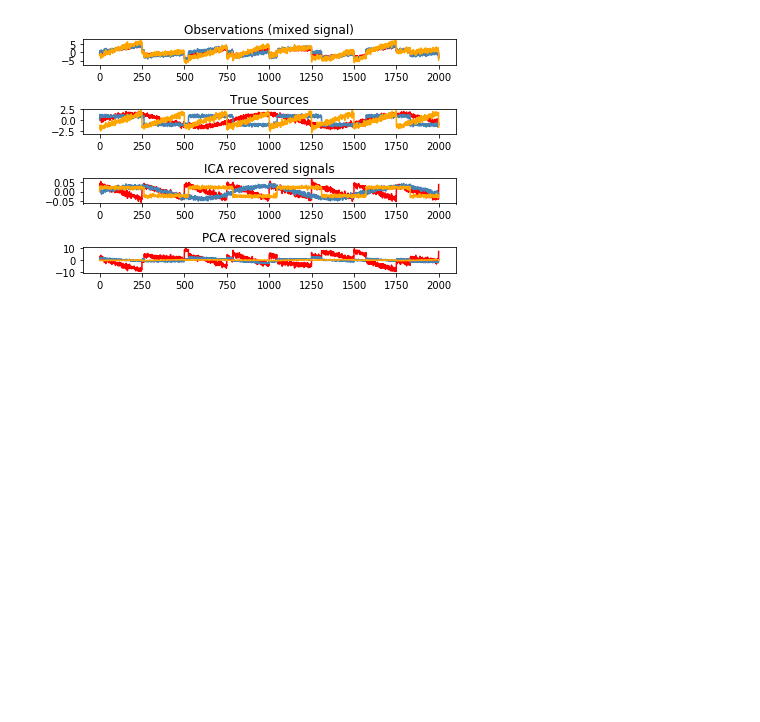
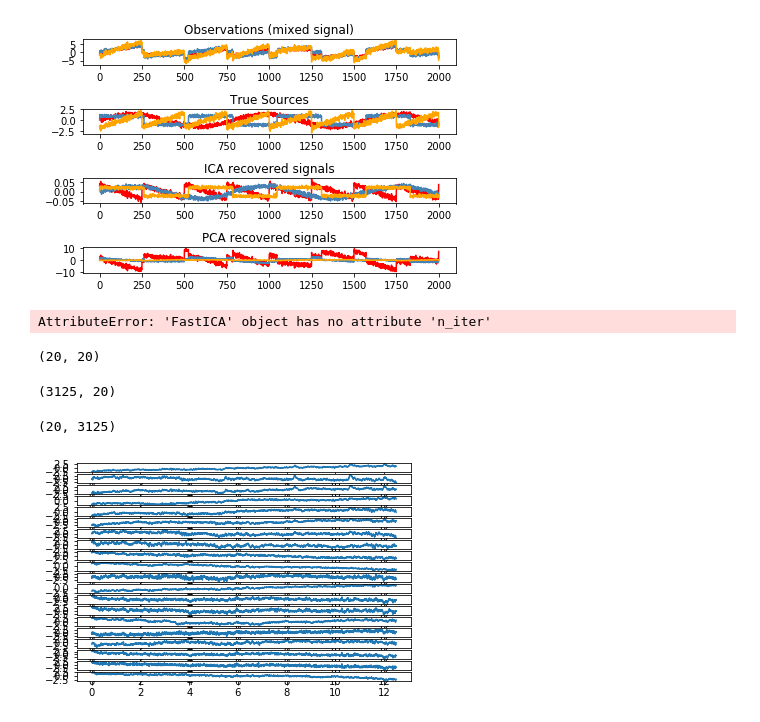
Before and after one commit to Vincent-syr/20MathModelCode, a Jupyter notebook: Untitled.ipynb, the cells around one changed output. Cells and saved outputs as stored; diff of their text form; code cells hidden in the pictures; blank space fills up the shorter version.

```diff
--- a/Untitled.ipynb
+++ b/Untitled.ipynb
@@ -689,0 +712,40 @@ plt.show()
+# %%
+ica.n_iter
+# %% [output]
+AttributeError: 'FastICA' object has no attribute 'n_iter'
+# %%
+X.shape
+S.shape
+# %% [output]
+(20, 20)
+# %%
+path = 'S1_train_data.xlsx'
+s1 = pd.read_excel(path, header=None, sheet_name='char01(B)')
+s1 = s1.values  # (3125, 20)
+# %%
+X = s1
+mu = np.mean(X, axis=0)
+sigma = np.std(X, axis=0)
+X = (X - mu) / sigma
+# print(X.shape)
+ica = FastICA(n_components=20, max_iter=10000)
+S = ica.fit_transform(X)  # Reconstruct signals
+# for i in range(20):
+S.shape
+# %% [output]
+(3125, 20)
+# %%
+X.shape
+# %% [output]
+(20, 3125)
+# %%
+t = np.linspace(0,len(X[:,0]), len(X[:,0])) / 250
+plt.figure()
+plt.title('raw signal')
+for i, sig in enumerate(X.T, 1):
+    plt.subplot(20, 1, i)
+    plt.plot(t, sig)
+plt.savefig('raw_signal.png')
+plt.show()
+# %% [output]
+[figure, added]
```
Also changed, not shown: parts of 5 cells of this notebook, 4 other files.
